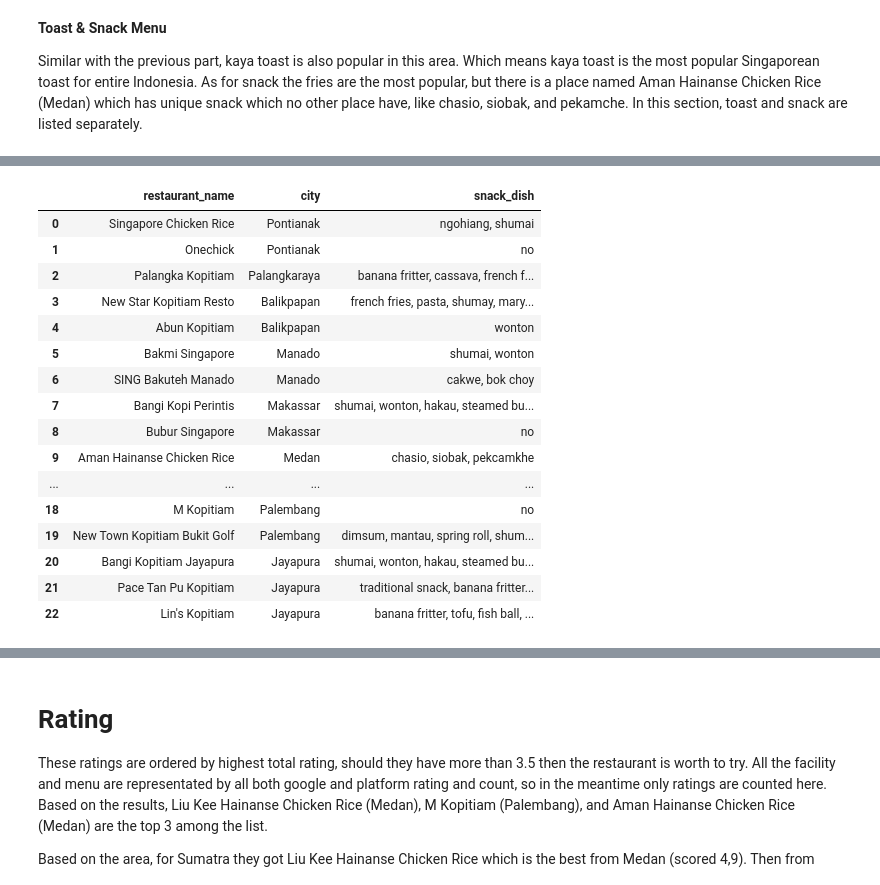
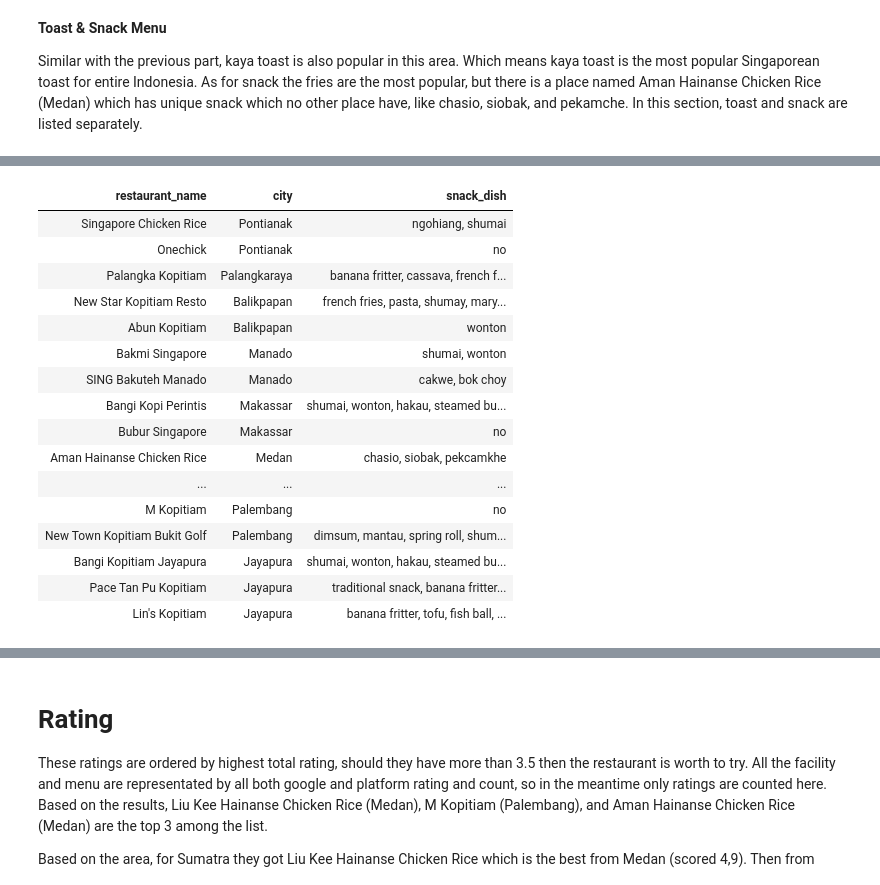
Before and after one commit to miradelimanr/Burger-Jakarta, a Jupyter notebook: singapore-food-in-indonesia-iii-sql-version.ipynb, the cells around one changed output, grey strips where cells are left out. Drawn from its saved outputs; the diff is of its cells as text; code cells hidden in the pictures.

```diff
--- a/singapore-food-in-indonesia-iii-sql-version.ipynb
+++ b/singapore-food-in-indonesia-iii-sql-version.ipynb
@@ -15,7 +15,8 @@ from pandasql import sqldf
 import pandas as pd
 singapore = pd.read_csv("../input/singapore-food/singapore_id.csv", sep = ";")
 # %%
-singapore = sqldf("""SELECT no, restaurant_name, region, city, unique_menu, price, ltrim(google_rating) as google_rating, ltrim(platform_rating) as platform_rating
+singapore = sqldf("""SELECT no, restaurant_name, region, city, unique_menu, price,
+ltrim(google_rating) as google_rating, ltrim(platform_rating) as platform_rating
 FROM singapore
 WHERE region LIKE '%Sumatra' OR region LIKE '%Kalimantan' OR region LIKE '%Sulawesi' OR region LIKE '%Papua'""")
 singapore.style.hide_index()
@@ -127,26 +126,26 @@ singapore
 # %%
 singapore  = sqldf("""SELECT restaurant_name, city, snack_dish
 FROM singapore
 WHERE region LIKE '%Sumatra' OR region LIKE '%Kalimantan' OR region LIKE '%Sulawesi' OR region LIKE '%Papua'""")
-singapore
+singapore.style.hide_index()
 # %% [output]
-|  | restaurant_name | city | snack_dish |
-| 0 | Singapore Chicken Rice | Pontianak | ngohiang, shumai |
-| 1 | Onechick | Pontianak | no |
-| 2 | Palangka Kopitiam | Palangkaraya | banana fritter, cassava, french f... |
-| 3 | New Star Kopitiam Resto | Balikpapan | french fries, pasta, shumay, mary... |
-| 4 | Abun Kopitiam | Balikpapan | wonton |
-| 5 | Bakmi Singapore | Manado | shumai, wonton |
-| 6 | SING Bakuteh Manado | Manado | cakwe, bok choy |
-| 7 | Bangi Kopi Perintis | Makassar | shumai, wonton, hakau, steamed bu... |
-| 8 | Bubur Singapore | Makassar | no |
-| 9 | Aman Hainanse Chicken Rice | Medan | chasio, siobak, pekcamkhe |
-| ... | ... | ... | ... |
-| 18 | M Kopitiam | Palembang | no |
-| 19 | New Town Kopitiam Bukit Golf | Palembang | dimsum, mantau, spring roll, shum... |
-| 20 | Bangi Kopitiam Jayapura | Jayapura | shumai, wonton, hakau, steamed bu... |
-| 21 | Pace Tan Pu Kopitiam | Jayapura | traditional snack, banana fritter... |
-| 22 | Lin's Kopitiam | Jayapura | banana fritter, tofu, fish ball, ... |
+| restaurant_name | city | snack_dish |
+| Singapore Chicken Rice | Pontianak | ngohiang, shumai |
+| Onechick | Pontianak | no |
+| Palangka Kopitiam | Palangkaraya | banana fritter, cassava, french f... |
+| New Star Kopitiam Resto | Balikpapan | french fries, pasta, shumay, mary... |
+| Abun Kopitiam | Balikpapan | wonton |
+| Bakmi Singapore | Manado | shumai, wonton |
+| SING Bakuteh Manado | Manado | cakwe, bok choy |
+| Bangi Kopi Perintis | Makassar | shumai, wonton, hakau, steamed bu... |
+| Bubur Singapore | Makassar | no |
+| Aman Hainanse Chicken Rice | Medan | chasio, siobak, pekcamkhe |
+| ... | ... | ... |
+| M Kopitiam | Palembang | no |
+| New Town Kopitiam Bukit Golf | Palembang | dimsum, mantau, spring roll, shum... |
+| Bangi Kopitiam Jayapura | Jayapura | shumai, wonton, hakau, steamed bu... |
+| Pace Tan Pu Kopitiam | Jayapura | traditional snack, banana fritter... |
+| Lin's Kopitiam | Jayapura | banana fritter, tofu, fish ball, ... |
 # %% [markdown]
 # Facility
 
```
Also changed, not shown: parts of 7 cells of this notebook.
